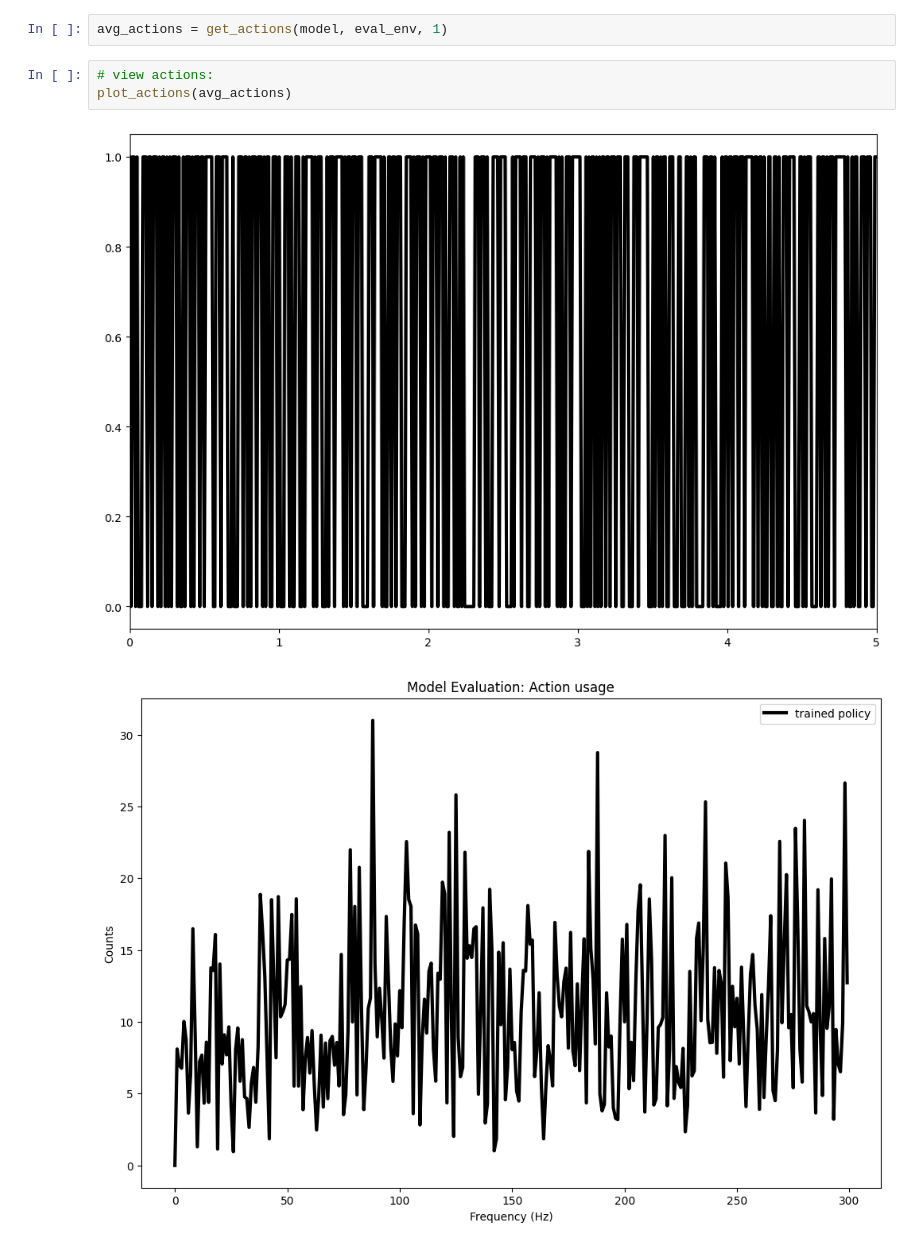
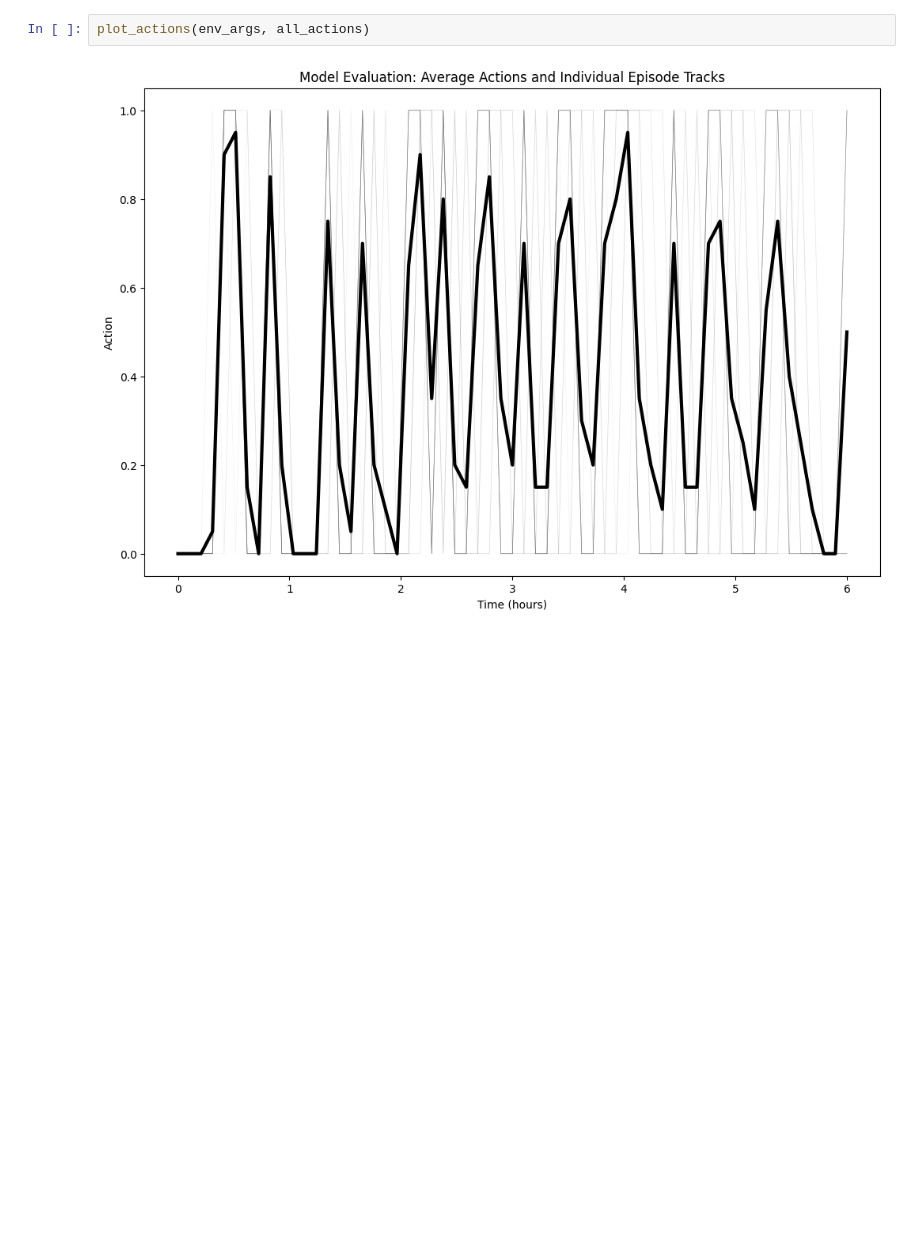
Before and after one commit to JacobHA/RL4Dosing, a Jupyter notebook: rl_eval.ipynb, the cells around one changed output. Saved outputs shown, nothing was run; the diff lists cells and outputs as text; blank space fills up the shorter version.

```diff
--- a/rl_eval.ipynb
+++ b/rl_eval.ipynb
@@ -126,11 +34,7 @@ def plot_actions(avg_actions):
-# %%
-avg_actions = get_actions(model, eval_env, 1)
-# %%
-# view actions:
-plot_actions(avg_actions)
-# %% [output]
-[figure, removed]
-[figure, removed]
+# %%
+plot_actions(env_args, all_actions)
+# %% [output]
+[figure, added]
 # %%
 # bin the actions and plot average frequency in each bin over time:
 avg_actions = np.array(avg_actions)
```
Also changed, not shown: parts of 9 cells of this notebook, 3 other files.
